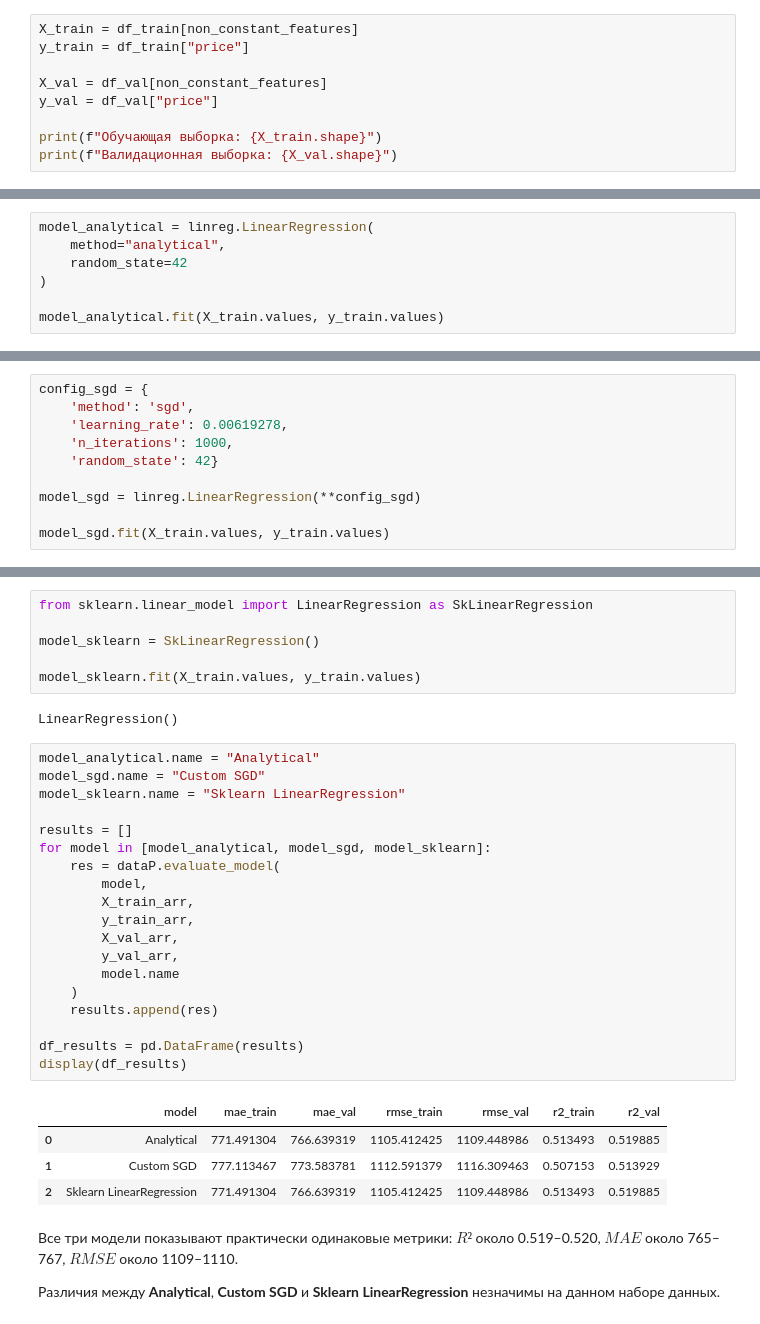
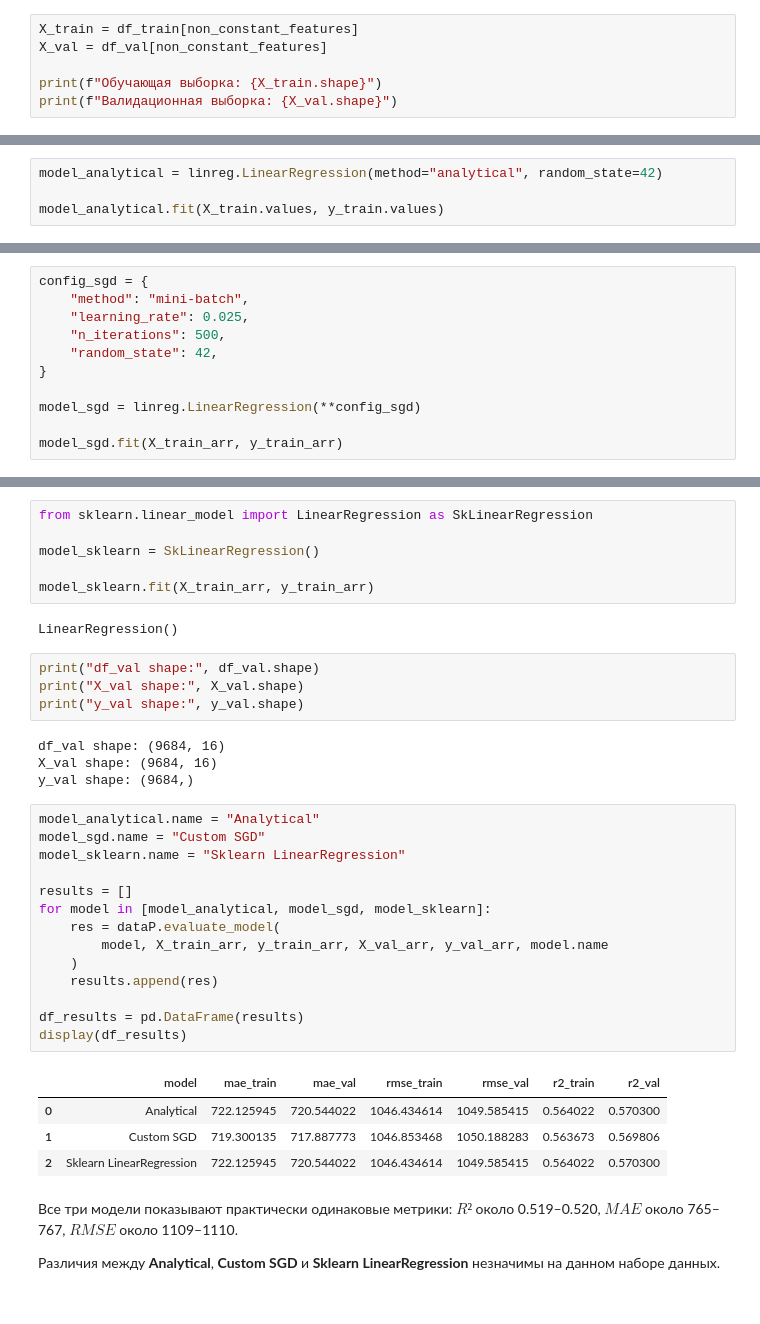
Before and after one commit to VadimGushchin/supervisedlinearregression, a Jupyter notebook: src/ML2.ipynb, the cells around one changed output, grey strips where cells are left out. Drawn from its saved outputs; the diff is of its cells as text.

```diff
--- a/src/ML2.ipynb
+++ b/src/ML2.ipynb
@@ -915,10 +660,7 @@ $$
 Выделим из тренировочной и валидационной выборки признаки и целевое значение.
 # %%
 X_train = df_train[non_constant_features]
-y_train = df_train["price"]
-
 X_val = df_val[non_constant_features]
-y_val = df_val["price"]
 
 print(f"Обучающая выборка: {X_train.shape}")
 print(f"Валидационная выборка: {X_val.shape}")
@@ -934,10 +676,7 @@ y_val_arr = y_val.values
 # %% [markdown]
 Обучаем аналитическое решение
 # %%
-model_analytical = linreg.LinearRegression(
-    method="analytical",
-    random_state=42
-)
+model_analytical = linreg.LinearRegression(method="analytical", random_state=42)
 
 model_analytical.fit(X_train.values, y_train.values)
 # %% [output]
@@ -1010,13 +754,14 @@ __Парето-фронт__ - это множество решений, _ни о
 # %%
 config_sgd = {
-    'method': 'sgd',
-    'learning_rate': 0.00619278,
-    'n_iterations': 1000,
-    'random_state': 42}
+    "method": "mini-batch",
+    "learning_rate": 0.025,
+    "n_iterations": 500,
+    "random_state": 42,
+}
 
 model_sgd = linreg.LinearRegression(**config_sgd)
 
-model_sgd.fit(X_train.values, y_train.values)
+model_sgd.fit(X_train_arr, y_train_arr)
 # %% [output]
 <my_LinearRegression.LinearRegression at 0x...>
 # %% [markdown]
@@ -1026,33 +771,36 @@ from sklearn.linear_model import LinearRegression as SkLinearRegression
 
 model_sklearn = SkLinearRegression()
 
-model_sklearn.fit(X_train.values, y_train.values)
+model_sklearn.fit(X_train_arr, y_train_arr)
 # %% [output]
 LinearRegression()
+# %%
+print("df_val shape:", df_val.shape)
+print("X_val shape:", X_val.shape)
+print("y_val shape:", y_val.shape)
+# %% [output]
+df_val shape: (9684, 16)
+X_val shape: (9684, 16)
+y_val shape: (9684,)
 # %%
 model_analytical.name = "Analytical"
 model_sgd.name = "Custom SGD"
 model_sklearn.name = "Sklearn LinearRegression"
 
 results = []
 for model in [model_analytical, model_sgd, model_sklearn]:
     res = dataP.evaluate_model(
-        model,
-        X_train_arr,
-        y_train_arr,
-        X_val_arr,
-        y_val_arr,
-        model.name
+        model, X_train_arr, y_train_arr, X_val_arr, y_val_arr, model.name
     )
     results.append(res)
 
 df_results = pd.DataFrame(results)
 display(df_results)
 # %% [output]
 |  | model | mae_train | mae_val | rmse_train | rmse_val | r2_train | r2_val |
-| 0 | Analytical | 771.491304 | 766.639319 | 1105.412425 | 1109.448986 | 0.513493 | 0.519885 |
-| 1 | Custom SGD | 777.113467 | 773.583781 | 1112.591379 | 1116.309463 | 0.507153 | 0.513929 |
-| 2 | Sklearn LinearRegression | 771.491304 | 766.639319 | 1105.412425 | 1109.448986 | 0.513493 | 0.519885 |
+| 0 | Analytical | 722.125945 | 720.544022 | 1046.434614 | 1049.585415 | 0.564022 | 0.570300 |
+| 1 | Custom SGD | 719.300135 | 717.887773 | 1046.853468 | 1050.188283 | 0.563673 | 0.569806 |
+| 2 | Sklearn LinearRegression | 722.125945 | 720.544022 | 1046.434614 | 1049.585415 | 0.564022 | 0.570300 |
 # %% [markdown]
 Все три модели показывают практически одинаковые метрики: $R²$ около 0.519–0.520, $MAE$ около 765–767, $RMSE$ около 1109–1110.
 
```
Also changed, not shown: parts of 109 cells of this notebook, 6 other files.
